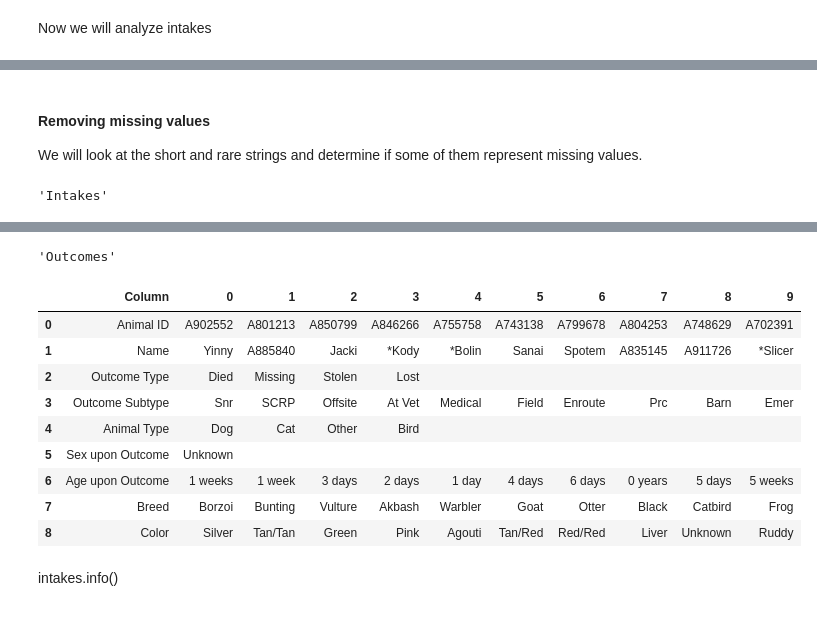
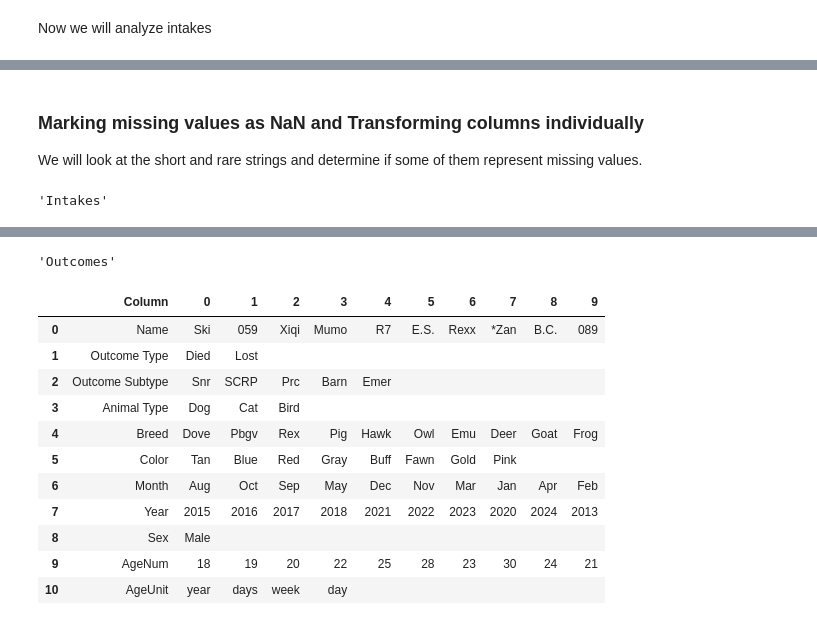
Before and after one commit to ZhigaMason/University, a Jupyter notebook: 01/assignment01.ipynb, the cells around one changed output, grey strips where cells are left out. Saved outputs shown, nothing was run; the diff lists cells and outputs as text; code cells hidden in the pictures.

```diff
--- a/01/assignment01.ipynb
+++ b/01/assignment01.ipynb
@@ -154,0 +173,37 @@ def
+# %%
+def extract_month_year(df : pd.DataFrame, **kwargs) -> pd.DataFrame:
+    month_year = df['MonthYear'].str.extract(r'(\S+) (\S+)')
+    df.loc[:, ['Month', 'Year']] = None
+    df.loc[:,'Month'] = month_year[0]
+    df.loc[:,'Year'] = month_year[1]
+    df.drop(columns=['MonthYear'], inplace=True)
+    return df
+
+def expand_sex(df : pd.DataFrame, dataset, **kwargs) -> pd.DataFrame:
+    col = f"Sex upon {dataset}"
+    sterelization_sex = df[col].str.extract(r'(\S+) (male|female)', re.IGNORECASE)
+    df.loc[:, ['Sterelization', 'Sex']] = None
+    df.loc[:,'Sterelization'] = sterelization_sex[0]
+    df.loc[:,'Sex'] = sterelization_sex[1]
+    df.drop(columns=[col], inplace=True)
+    return df
+
+def expand_age(df : pd.DataFrame, dataset, **kwargs) -> pd.DataFrame:
+    col = f"Age upon {dataset}"
+    age_unit = df[col].str.extract(r'(\d+) (\S+)')
+    df.loc[:, ['AgeNum', 'AgeUnit']] = None
+    df.loc[:, 'AgeNum'] = age_unit[0]
+    df.loc[:, 'AgeUnit'] = age_unit[1]
+    df.drop(columns=[col], inplace=True)
+    return df
+# %%
+exp_pipe = pipeline(
+    copy,
+    extract_month_year,
+    expand_sex,
+    expand_age
+)
+
+outcome_df = exp_pipe(outcomes, dataset='Outcome')
+intake_df = exp_pipe(intakes, dataset='Intake')
+display(intake_df.head(), outcome_df.head())
@@ -155,9 +223,9 @@ def
 # %% [markdown]
-#### Removing missing values
+### Marking missing values as NaN and Transforming columns individually
 
 We will look at the short and rare strings and determine if some of them represent missing values.
 # %%
-def get_short_strings(df : pd.DataFrame, thr = 8):
+def get_short_strings(df : pd.DataFrame, thr = 5):
     result = {'Column' : [], 'Short strings' : []}
     for col in df.columns:
         tmp = df.loc[df[col].str.len() < thr, col].value_counts().tail(10).index.to_list()
@@ -167,8 +235,8 @@ def get_short_strings(df : pd.DataFrame, thr = 8):
     result = pd.DataFrame(result)
     return pd.concat([result['Column'], result['Short strings'].apply(pd. Series)], axis=1).fillna('')
 
-display('Intakes', get_short_strings(intakes))
-display('Outcomes', get_short_strings(outcomes))
+display('Intakes', get_short_strings(intake_df))
+display('Outcomes', get_short_strings(outcome_df))
 # %% [output]
 'Intakes'
 |  | Column | 0 | 1 | 2 | 3 | 4 | 5 | 6 | 7 | 8 | 9 |
@@ -184,13 +253,13 @@ display('Outcomes', get_short_strings(outcomes))
 'Outcomes'
 |  | Column | 0 | 1 | 2 | 3 | 4 | 5 | 6 | 7 | 8 | 9 |
-| 0 | Animal ID | A902552 | A801213 | A850799 | A846266 | A755758 | A743138 | A799678 | A804253 | A748629 | A702391 |
-| 1 | Name | Yinny | A885840 | Jacki | *Kody | *Bolin | Sanai | Spotem | A835145 | A911726 | *Slicer |
-| 2 | Outcome Type | Died | Missing | Stolen | Lost |  |  |  |  |  |  |
-| 3 | Outcome Subtype | Snr | SCRP | Offsite | At Vet | Medical | Field | Enroute | Prc | Barn | Emer |
-| 4 | Animal Type | Dog | Cat | Other | Bird |  |  |  |  |  |  |
-| 5 | Sex upon Outcome | Unknown |  |  |  |  |  |  |  |  |  |
-| 6 | Age upon Outcome | 1 weeks | 1 week | 3 days | 2 days | 1 day | 4 days | 6 days | 0 years | 5 days | 5 weeks |
-| 7 | Breed | Borzoi | Bunting | Vulture | Akbash | Warbler | Goat | Otter | Black | Catbird | Frog |
-| 8 | Color | Silver | Tan/Tan | Green | Pink | Agouti | Tan/Red | Red/Red | Liver | Unknown | Ruddy |
+| 0 | Name | Ski | 059 | Xiqi | Mumo | R7 | E.S. | Rexx | *Zan | B.C. | 089 |
+| 1 | Outcome Type | Died | Lost |  |  |  |  |  |  |  |  |
+| 2 | Outcome Subtype | Snr | SCRP | Prc | Barn | Emer |  |  |  |  |  |
+| 3 | Animal Type | Dog | Cat | Bird |  |  |  |  |  |  |  |
+| 4 | Breed | Dove | Pbgv | Rex | Pig | Hawk | Owl | Emu | Deer | Goat | Frog |
+| 5 | Color | Tan | Blue | Red | Gray | Buff | Fawn | Gold | Pink |  |  |
+| 6 | Month | Aug | Oct | Sep | May | Dec | Nov | Mar | Jan | Apr | Feb |
+| 7 | Year | 2015 | 2016 | 2017 | 2018 | 2021 | 2022 | 2023 | 2020 | 2024 | 2013 |
+| 8 | Sex | Male |  |  |  |  |  |  |  |  |  |
+| 9 | AgeNum | 18 | 19 | 20 | 22 | 25 | 28 | 23 | 30 | 24 | 21 |
+| 10 | AgeUnit | year | days | week | day |  |  |  |  |  |  |
-# %% [markdown]
-intakes.info()
```
Also changed, not shown: parts of 14 cells of this notebook.
